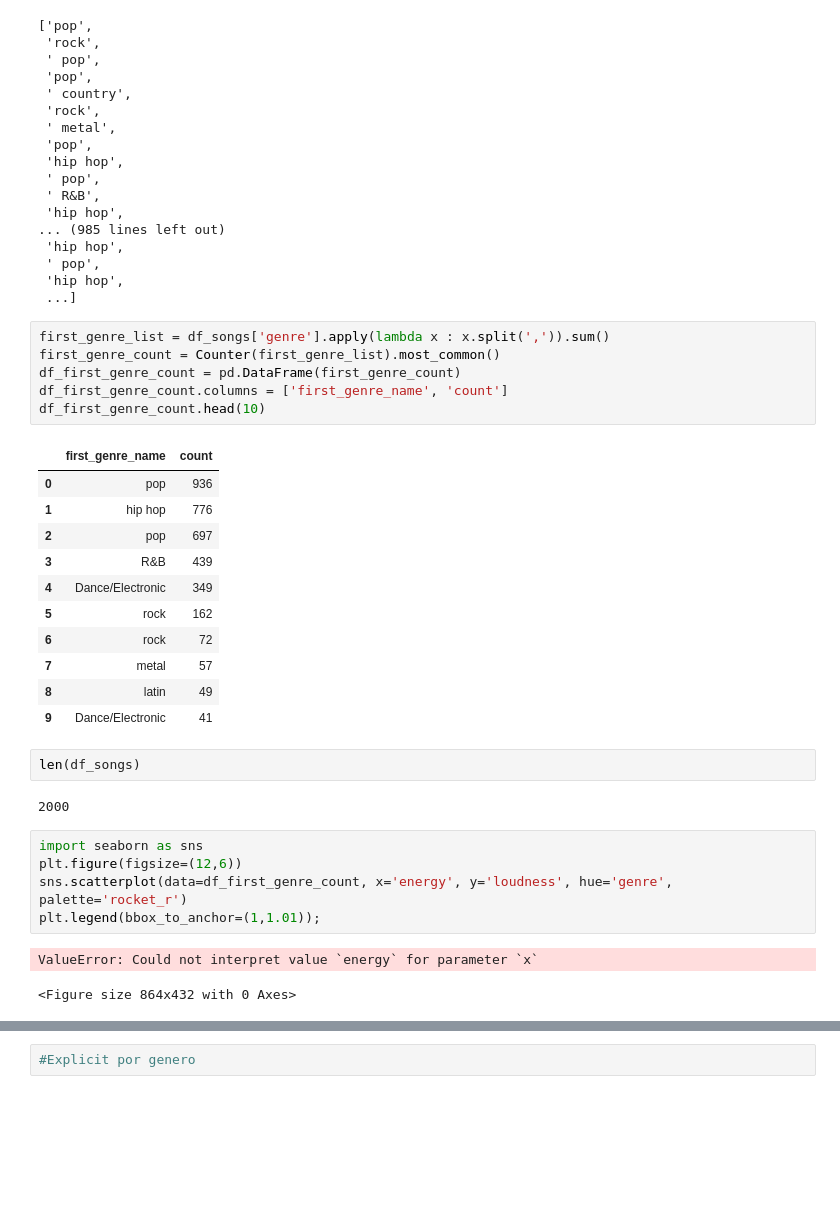
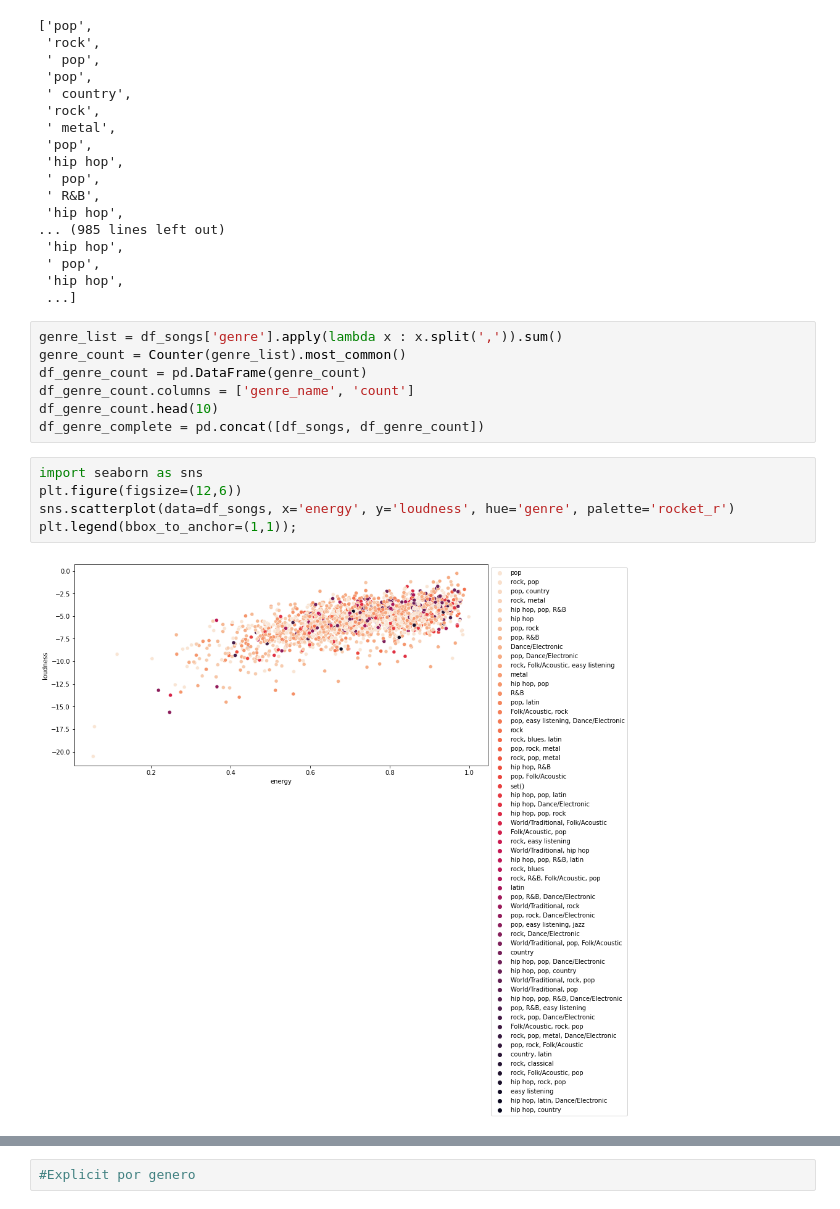
Before and after one commit to lucallegari/project02, a Jupyter notebook: projeto.ipynb, the cells around one changed output, grey strips where cells are left out. Saved outputs shown, nothing was run; the diff lists cells and outputs as text; blank space fills up the shorter version.

```diff
--- a/projeto.ipynb
+++ b/projeto.ipynb
@@ -114,32 +115,16 @@ df_songs['genre'].apply(lambda x : x.split(',')).sum()
  'hip hop',
  ...]
 # %%
-first_genre_list = df_songs['genre'].apply(lambda x : x.split(',')).sum()
-first_genre_count = Counter(first_genre_list).most_common()
-df_first_genre_count = pd.DataFrame(first_genre_count)
-df_first_genre_count.columns = ['first_genre_name', 'count']
-df_first_genre_count.head(10)
+genre_list = df_songs['genre'].apply(lambda x : x.split(',')).sum()
+genre_count = Counter(genre_list).most_common()
+df_genre_count = pd.DataFrame(genre_count)
+df_genre_count.columns = ['genre_name', 'count']
+df_genre_count.head(10)
+df_genre_complete = pd.concat([df_songs, df_genre_count])
-# %% [output]
-|  | first_genre_name | count |
-| 0 | pop | 936 |
-| 1 | hip hop | 776 |
-| 2 | pop | 697 |
-| 3 | R&B | 439 |
-| 4 | Dance/Electronic | 349 |
-| 5 | rock | 162 |
-| 6 | rock | 72 |
-| 7 | metal | 57 |
-| 8 | latin | 49 |
-| 9 | Dance/Electronic | 41 |
-# %%
-len(df_songs)
-# %% [output]
-2000
 # %%
 import seaborn as sns
 plt.figure(figsize=(12,6))
-sns.scatterplot(data=df_first_genre_count, x='energy', y='loudness', hue='genre', palette='rocket_r')
-plt.legend(bbox_to_anchor=(1,1.01));
+sns.scatterplot(data=df_songs, x='energy', y='loudness', hue='genre', palette='rocket_r')
+plt.legend(bbox_to_anchor=(1,1));
 # %% [output]
-ValueError: Could not interpret value `energy` for parameter `x`
-<Figure size 864x432 with 0 Axes>
+[figure, added]
```
Also changed, not shown: parts of 32 cells of this notebook.
